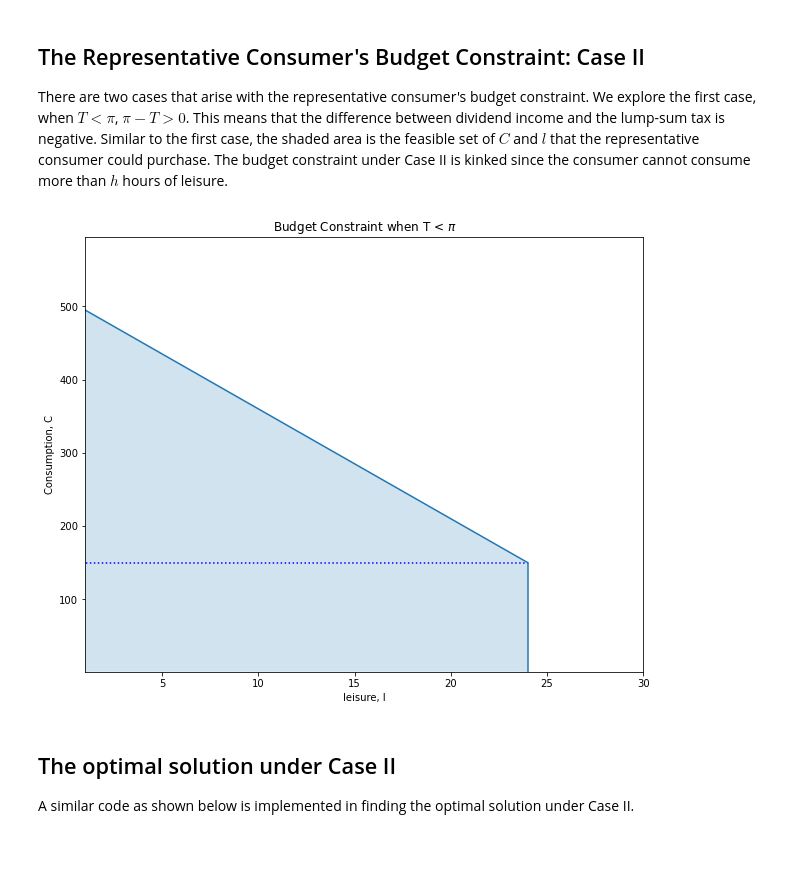
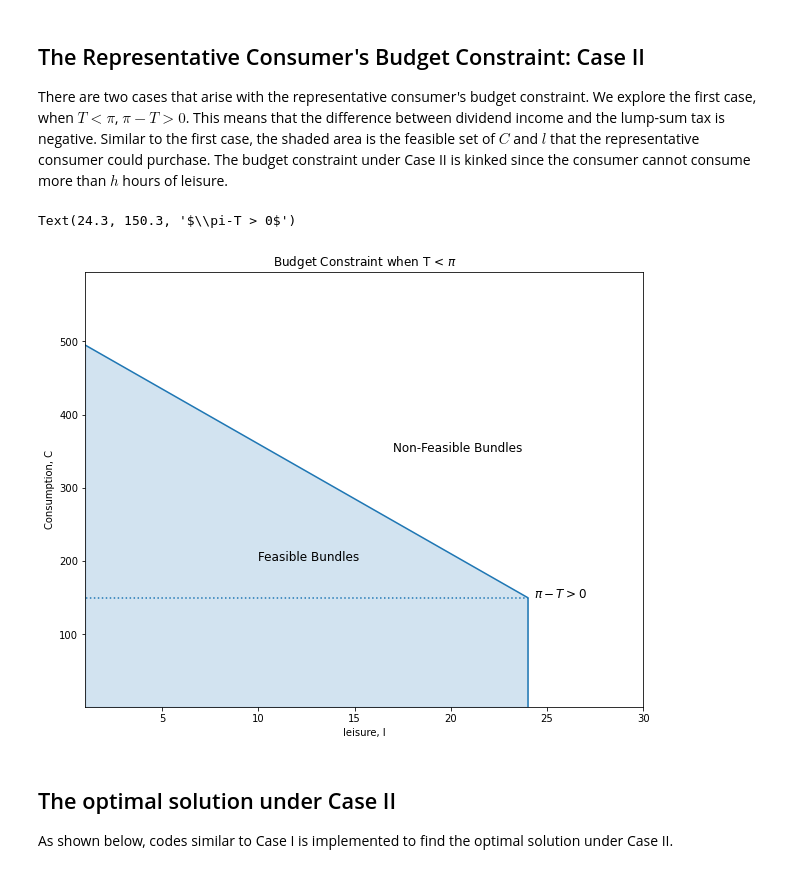
Before and after one commit to lj-valencia/Python-for-Economics, a Jupyter notebook: One-Period Macroeconomic Model - The Representative Consumer.ipynb, the cells around one changed output. Drawn from its saved outputs; the diff is of its cells as text; code cells hidden in the pictures.

```diff
--- a/One-Period Macroeconomic Model - The Representative Consumer.ipynb
+++ b/One-Period Macroeconomic Model - The Representative Consumer.ipynb
@@ -49,16 +49,16 @@ from scipy.optimize import minimize_scalar
 """
 The Cobb-Douglas Utility Function
 """
-# Set paramters
-H = 24 # A fixed value; let's assume 24 hours in a period.
-def U(L, C, alpha=0.3): # function for Cobb-Douglas utility function;
+C_max = 300 # arbitrarily defined max value for consumption
+def U(L, C, alpha=0.3): # Python function for Cobb-Douglas utility function;
     return L**alpha * C**(1-alpha) # return Utility
 
 # plot Utility function given a constant value of leisure
 fig, ax = plt.subplots(figsize=(10, 8))
 l_ = 5 # set a fixed value of leisure at 5;
-C = np.linspace(1, L, 100) # set NumPy array for Consumption;
+C = np.linspace(1, C_max, 100) # set NumPy array for Consumption;
 ax.plot(C, U(l_, C))
 ax.set_xlabel("Consumption, $C$")
 ax.set_ylabel("Utility, $U(l=5,C)$")
+ax.set_title("$U(l=5,C)$ against $C$") # set title
 # %% [output]
@@ -123,7 +127,7 @@ pi = 45 # dividend income
 T = 50 # lump-sum tax
 l =  np.linspace(1, H, 100).reshape((100, 1)) # set NumPy array for leisure;
 
-def C_bc(H, l, w, pi, T):
+def C_bc(H, l, w, pi, T): # Python function for the budget constraint
     return  (-w*l) + (w*H) + (pi - T)
 
 def plot_budget_constraint(ax, l, H, w, pi, T):
@@ -133,12 +137,17 @@ def plot_budget_constraint(ax, l, H, w, pi, T):
     ax.set(title="Budget Constraint when T > $\pi$", xlabel=r'leisure, l', ylabel=r'Consumption, C')
     l = np.array(l.flatten(), dtype=float)
     C = np.array(C.flatten(), dtype=float)
-    ax.plot(l, C)
-    ax.fill_between(l, 1, C, alpha=0.2) # indicate the feasible set of bundles by filling the area below the budget constraint.
+    ax.plot(l, C, color='tab:blue')
+    ax.fill_between(l, 1, C, alpha=0.2, color='tab:blue') # indicate the feasible set of bundles by filling the area below the budget constraint.
     plt.axis(v)
 
 fig, ax = plt.subplots(figsize=(10, 8))
 plot_budget_constraint(ax, l, H, w, pi, T)
+ax.text(16, 130, "Non-Feasible Bundles", fontsize=12) # add a label indicating non-feasible bundles
+ax.text(8, 75, "Feasible Bundles", fontsize=12) # add a label indicating feasible bundles
+ax.text(9.1, 230, "$C = -wl + wh + \\pi - T$", fontsize=12) # add a label indicating the budget constraint
+ax.text(1.5, 350, "$wh + \pi – T$", fontsize=12) # add a label indicating the y-intercept
+ax.text(24, 15, "$h + (\pi – T)/wv$", fontsize=12) # add a label indicating the x-intercept
 
 # plot ICs and Budget Constraint - version 1
 fig, ax = plt.subplots(figsize=(10, 8))
@@ -193,40 +204,43 @@ There are two cases that arise with the representative consumer's budget constra
 # %%
 """
 Case II: Budget Constraint when T < Pi
 """
 # Re-set parameters
 H = 24 # A fixed value; let's assume 24 hours in a period.
 w = 15 # wage rate
 pi = 200 # dividend income
 T = 50 # lump-sum tax
 l =  np.linspace(1, H, 100).reshape((100, 1)) # set NumPy array for leisure;
 
 C_ = C_bc(H,l,w,pi,T) # consumption budget constraint when Pi > T;
 
 def plot_budget_constraint_(ax, l, H, w, pi, T): # function for plotting budget constraint when Pi > T
     C_ = C_bc(H, l, w, pi, T)
     c_max = np.max(C_) # find max value of the consumption budget constraint
     v = [1, 30, 1, c_max+100] # Set the axes range;
     ax.set(title="Budget Constraint when T < $\pi$", xlabel=r'leisure, l', ylabel=r'Consumption, C')
-    # ax.plot(l, C_)
     l = np.array(l.flatten(), dtype=float)
     C_ = np.array(C_.flatten(), dtype=float)
-    ax.plot(l, C_)
-    ax.fill_between(l, 1, C_, alpha=0.2)
+    ax.plot(l, C_, color='tab:blue')
+    ax.fill_between(l, 1, C_, alpha=0.2, color='tab:blue')
     # horizontal line indicating Pi-T
-    plt.hlines(y=min(C_), xmin=0, xmax=H, color='blue', linestyles='dotted')
+    plt.hlines(y=min(C_), xmin=0, xmax=H, color='tab:blue', linestyles='dotted')
     # vertical line in the budget constraint
-    plt.vlines(x=H,ymin=0,ymax=min(C_))
+    plt.vlines(x=H,ymin=0,ymax=min(C_), color='tab:blue')
     plt.axis(v)
 
 fig, ax = plt.subplots(figsize=(10, 8))
 plot_budget_constraint_(ax, l, H, w, pi, T)
+ax.text(17, 350, "Non-Feasible Bundles", fontsize=12) # add a label indicating non-feasible bundles
+ax.text(10, 200, "Feasible Bundles", fontsize=12) # add a label indicating feasible bundles
+ax.text(24.3, 150.3, "$\pi-T > 0$", fontsize=12) # add text describing the kink
 # %% [output]
+Text(24.3, 150.3, '$\\pi-T > 0$')
-[figure, old version]
+[figure, new version]
 # %% [markdown]
 ## The optimal solution under Case II <a name="Opt-Sol-Case-II"></a>
 
-A similar code as shown below is implemented in finding the optimal solution under Case II.
+As shown below, codes similar to Case I is implemented to find the optimal solution under Case II.
 # %%
 def objective_(l, H = 24, w = 15, pi = 200, T = 50):
     """
```
Also changed, not shown: parts of 11 cells of this notebook.
